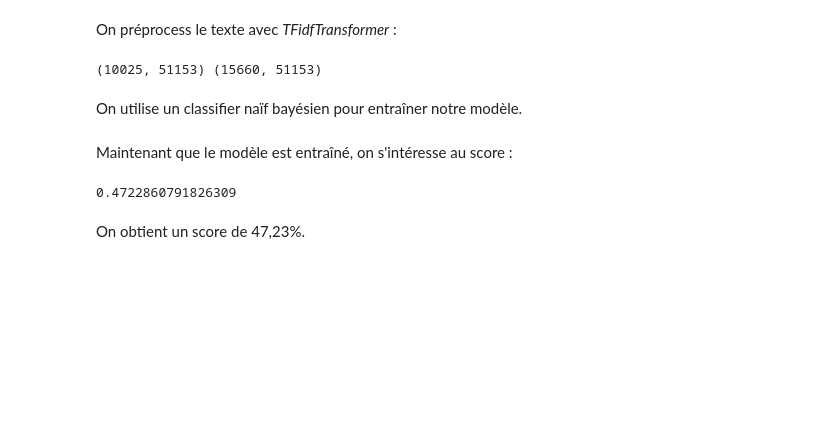
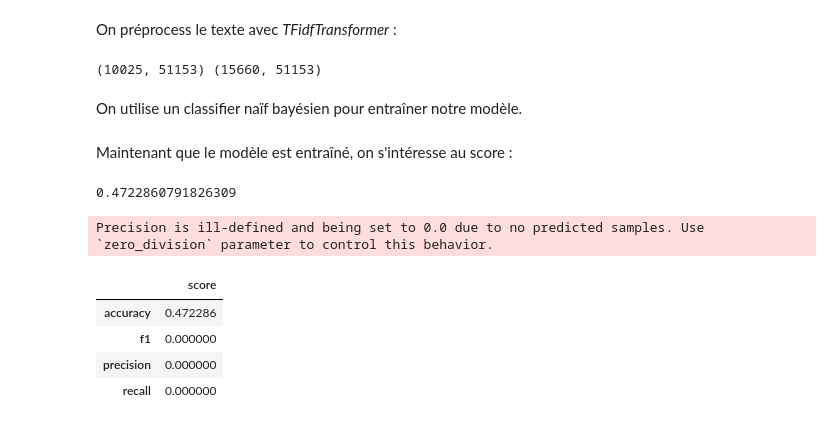
Before and after one commit to marie-ganon/Projet-Python-S1, a Jupyter notebook: Modélisation.ipynb, the cells around one changed output. Saved outputs shown, nothing was run; the diff lists cells and outputs as text; code cells hidden in the pictures; blank space fills up the shorter version.

```diff
--- a/Modélisation.ipynb
+++ b/Modélisation.ipynb
@@ -369,5 +373,14 @@ predicted = clf.predict(test_vectors)
 print(accuracy_score(y_test,predicted))
 # %% [output]
 0.4722860791826309
-# %% [markdown]
-On obtient un score de 47,23%.
+# %%
+from sklearn.metrics import accuracy_score, f1_score, precision_score, recall_score, confusion_matrix
+tab = pd.DataFrame([[accuracy_score(y_test, predicted)], [f1_score(y_test, predicted)],[precision_score(y_test, predicted)], [recall_score(y_test, predicted)]], index=['accuracy', 'f1', 'precision', 'recall'], columns = ['score'])
+tab
+# %% [output]
+Precision is ill-defined and being set to 0.0 due to no predicted samples. Use `zero_division` parameter to control this behavior.
+|  | score |
+| accuracy | 0.472286 |
+| f1 | 0.000000 |
+| precision | 0.000000 |
+| recall | 0.000000 |
```
Also changed, not shown: parts of 15 cells of this notebook.
